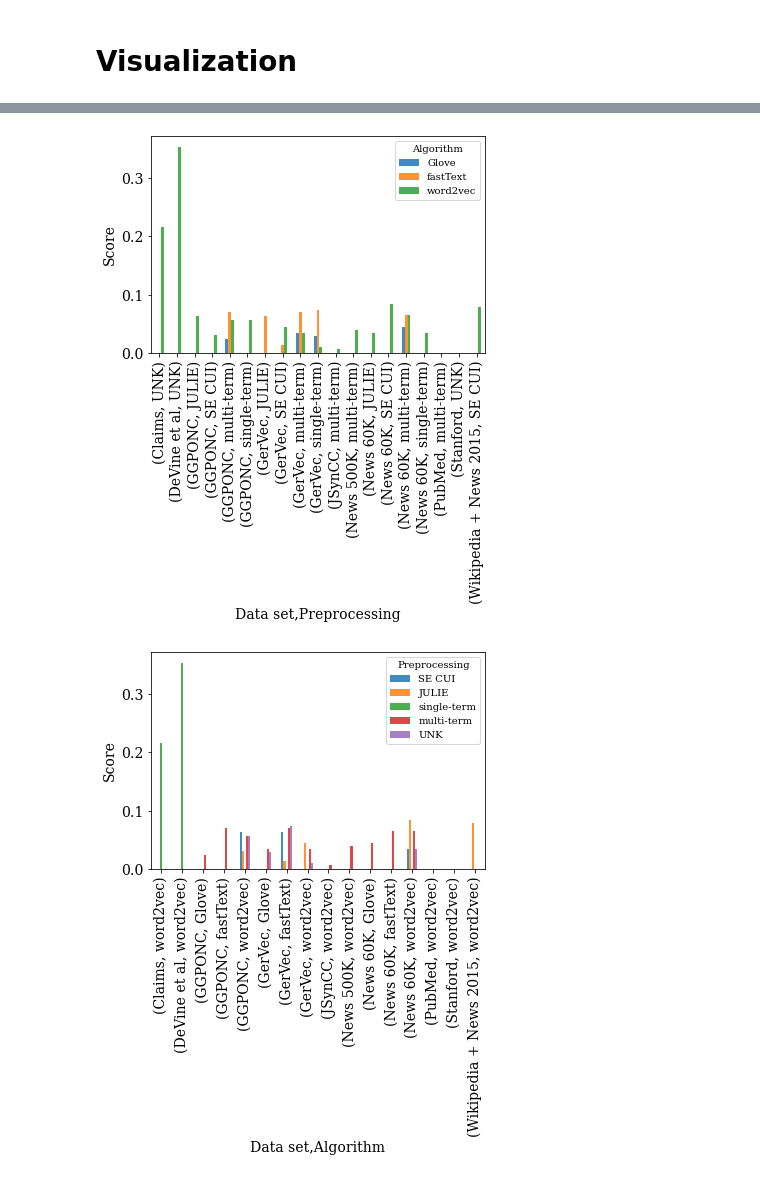
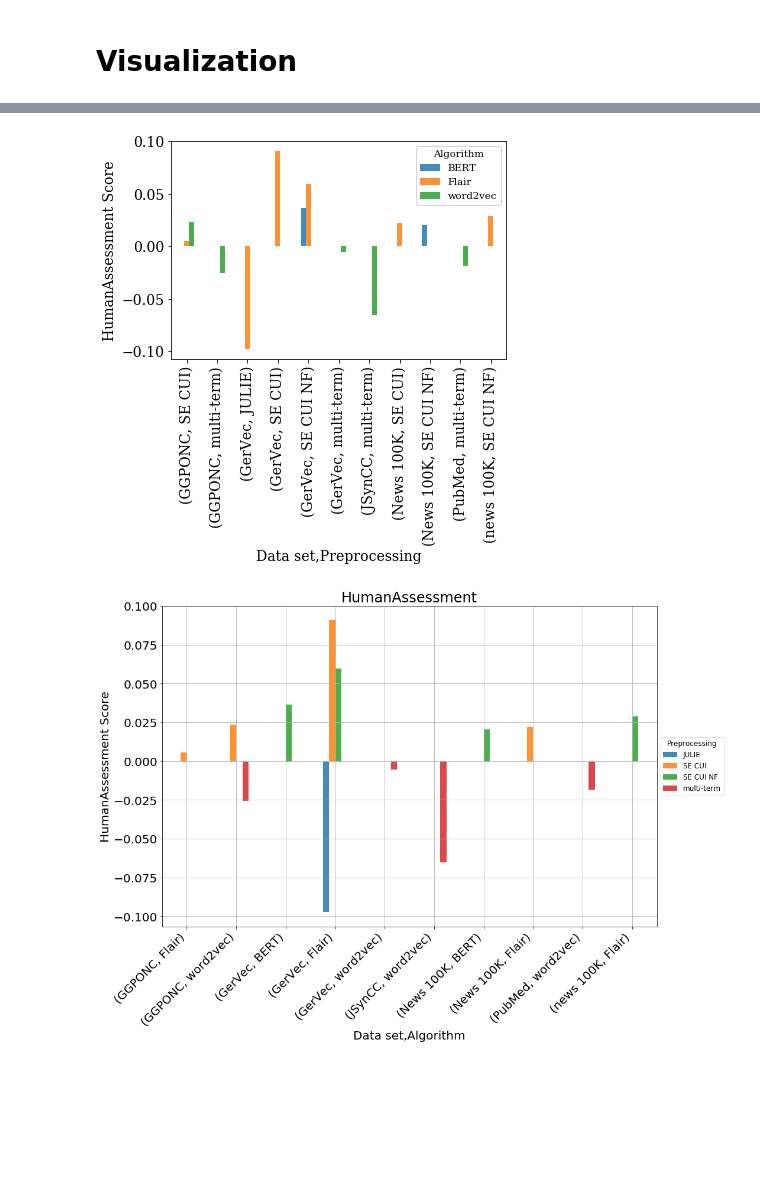
Before and after one commit to LasseKohlmeyer/AML4DHGermanVecs, a Jupyter notebook: Example Pipeline.ipynb, the cells around one changed output, grey strips where cells are left out. Saved outputs shown, nothing was run; the diff lists cells and outputs as text; code cells hidden in the pictures; blank space fills up the shorter version.

```diff
--- a/Example Pipeline.ipynb
+++ b/Example Pipeline.ipynb
@@ -468,0 +393,10 @@ def mean_group_df(df: pd.DataFrame, group: str):
+# %%
+import pandas as pd
+df = pd.read_csv("data/benchmark_results2.csv")
+from ast import literal_eval
+tuple_benchmarks = ["CausalityBeam", "NDFRTBeam", "SemanticTypeBeam", "AssociationBeam"]
+for tuple_benchmark in tuple_benchmarks:
+    df[tuple_benchmark] = [literal_eval(x) for x in df[tuple_benchmark]]
+    df[[f'{tuple_benchmark} 1', f'{tuple_benchmark} 2']] = pd.DataFrame(df[tuple_benchmark].values.tolist(), index=df.index)
+df = df.drop(columns=tuple_benchmarks)
+df
@@ -469,10 +517,10 @@ def mean_group_df(df: pd.DataFrame, group: str):
 # %%
 plot_single_benchmark(df, benchmark="HumanAssessment", grouping=["Data set", "Preprocessing", "Algorithm"], coloring="Algorithm", paper_mode=True)
-plot_single_benchmark(df, benchmark="HumanAssessment", grouping=["Data set", "Algorithm"], coloring="Preprocessing", paper_mode=True)
+plot_single_benchmark(df, benchmark="HumanAssessment", grouping=["Data set", "Algorithm"], coloring="Preprocessing", paper_mode=False)
 # plot_single_benchmark(df, benchmark="CategoryBenchmark", grouping="Algorithm", coloring="Data set", paper_mode=False)
 # %% [output]
-[figure, old version]
+[figure, new version]
-[figure, old version]
+[figure, new version]
 # %%
 plot_counts(df, x_attribute="Data set", grouping ="", coloring=["# Concepts"], paper_mode=True)
 plot_counts(df, x_attribute="Data set", grouping ="", coloring=["CUI Coverage"], paper_mode=False)
```
Also changed, not shown: parts of 7 cells of this notebook, 2 other files.
